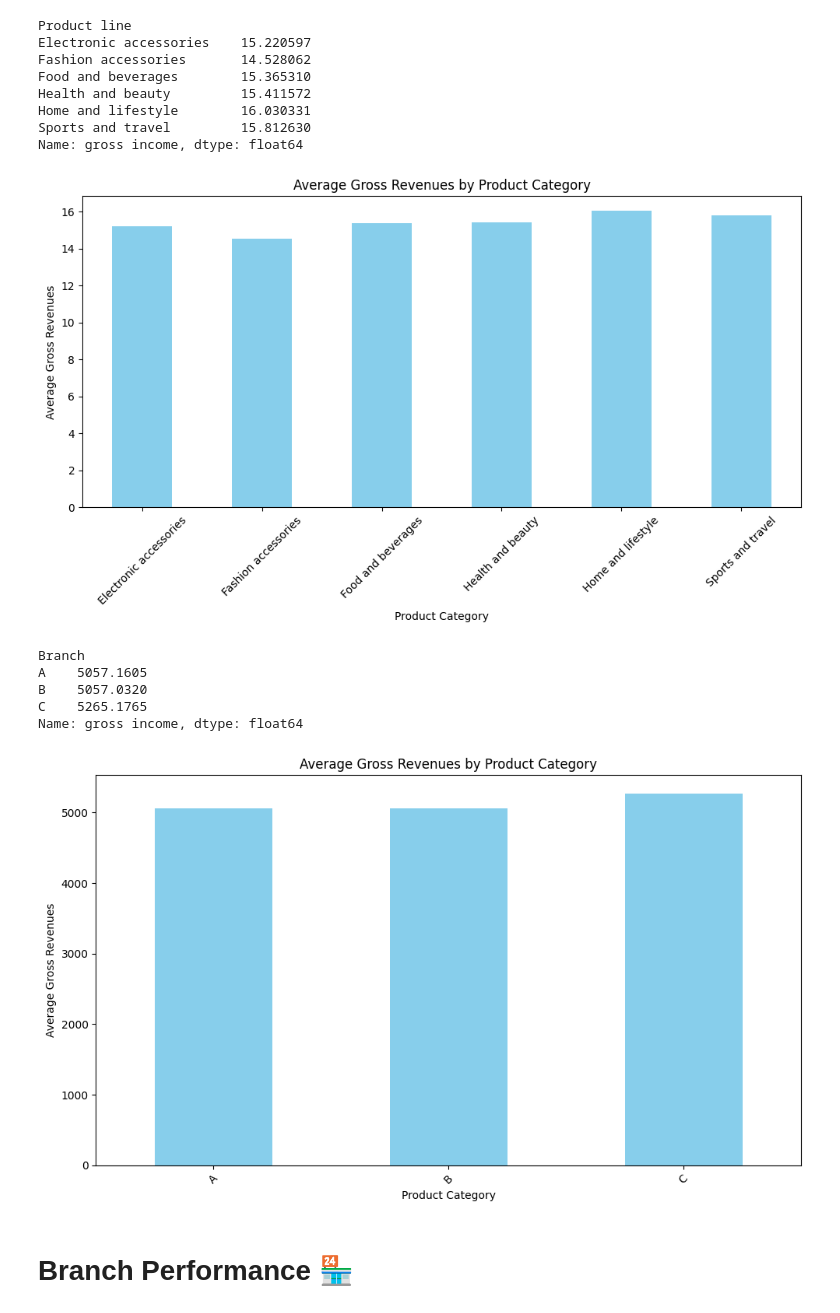
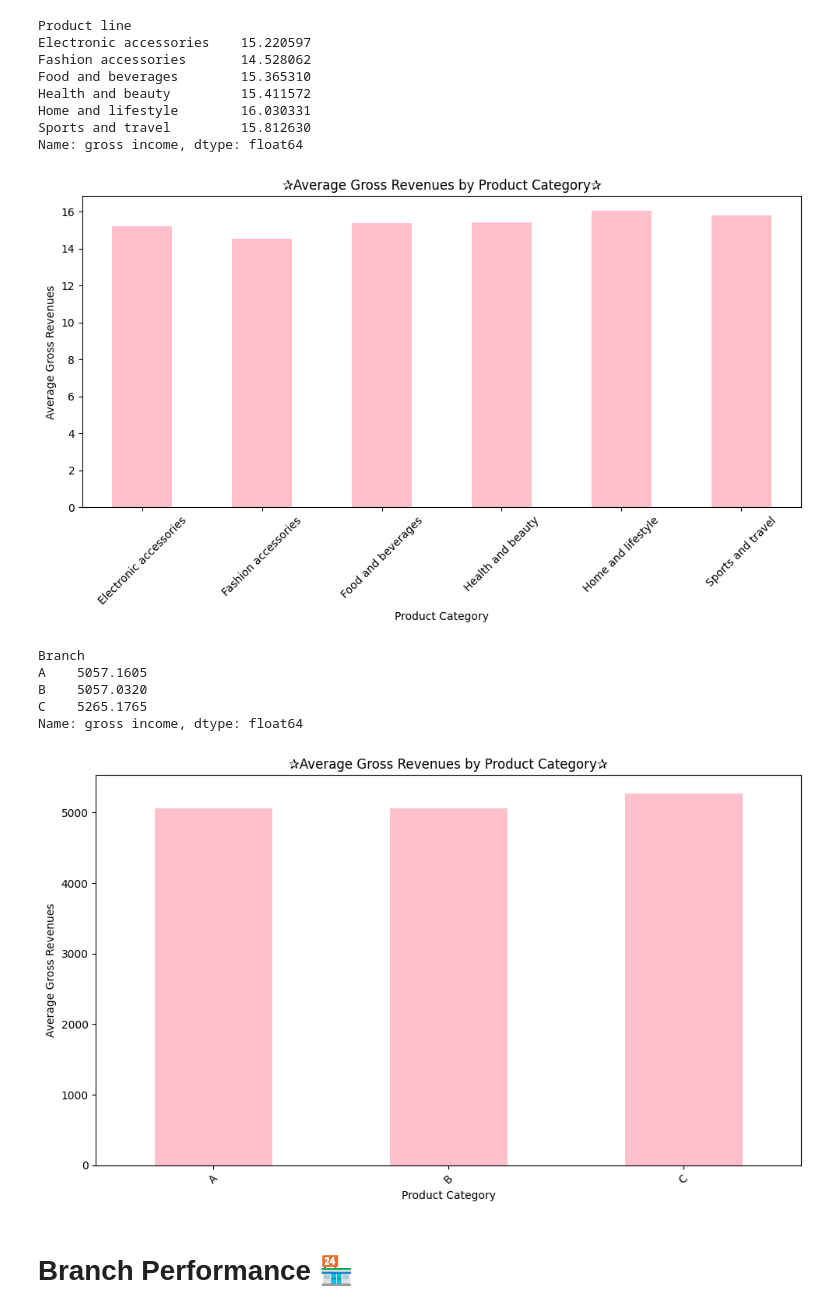
Before and after one commit to irisdev06/Super-Market-Data-Analysis, a Jupyter notebook: SuperNovaMartSalesAnalysis .ipynb, the cells around one changed output. Cells and saved outputs as stored; diff of their text form; code cells hidden in the pictures.

```diff
--- a/SuperNovaMartSalesAnalysis .ipynb
+++ b/SuperNovaMartSalesAnalysis .ipynb
@@ -150,15 +134,15 @@ Sports and travel         15.812630
 Name: gross income, dtype: float64
 # %%
 plt.figure(figsize=(10, 6))
-average_by_category.plot(kind="bar", color="skyblue")
-plt.title("Average Gross Revenues by Product Category")
+average_by_category.plot(kind="bar", color="pink")
+plt.title("✰Average Gross Revenues by Product Category✰")
 plt.xlabel("Product Category")
 plt.ylabel("Average Gross Revenues")
 plt.xticks(rotation=45)
 plt.tight_layout()
 plt.show()
 # %% [output]
-[figure, old version]
+[figure, new version]
 # %%
 TotalByBranch = data.groupby("Branch")["gross income"].sum()
 print(TotalByBranch)
@@ -170,15 +154,15 @@ C    5265.1765
 Name: gross income, dtype: float64
 # %%
 plt.figure(figsize=(10, 6))
-TotalByBranch.plot(kind="bar", color="skyblue")
-plt.title("Average Gross Revenues by Product Category")
+TotalByBranch.plot(kind="bar", color="pink")
+plt.title("✰Average Gross Revenues by Product Category✰")
 plt.xlabel("Product Category")
 plt.ylabel("Average Gross Revenues")
 plt.xticks(rotation=45)
 plt.tight_layout()
 plt.show()
 # %% [output]
-[figure, old version]
+[figure, new version]
 # %% [markdown]
 # Branch Performance 🏪
 # %%
```
Also changed, not shown: parts of 12 cells of this notebook.
